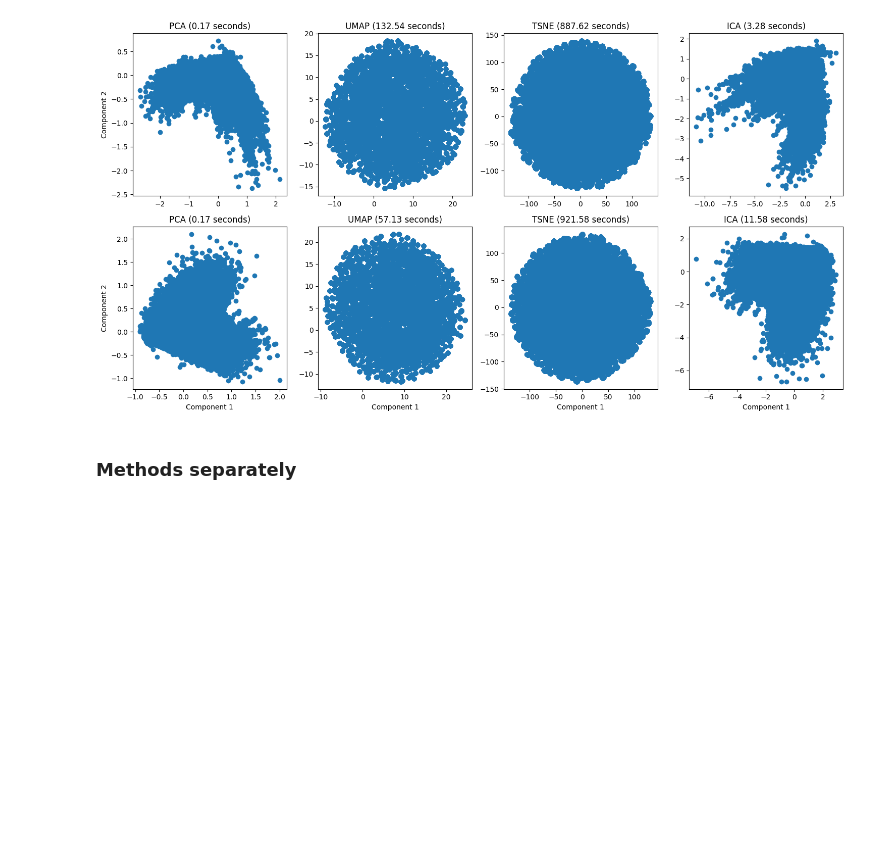
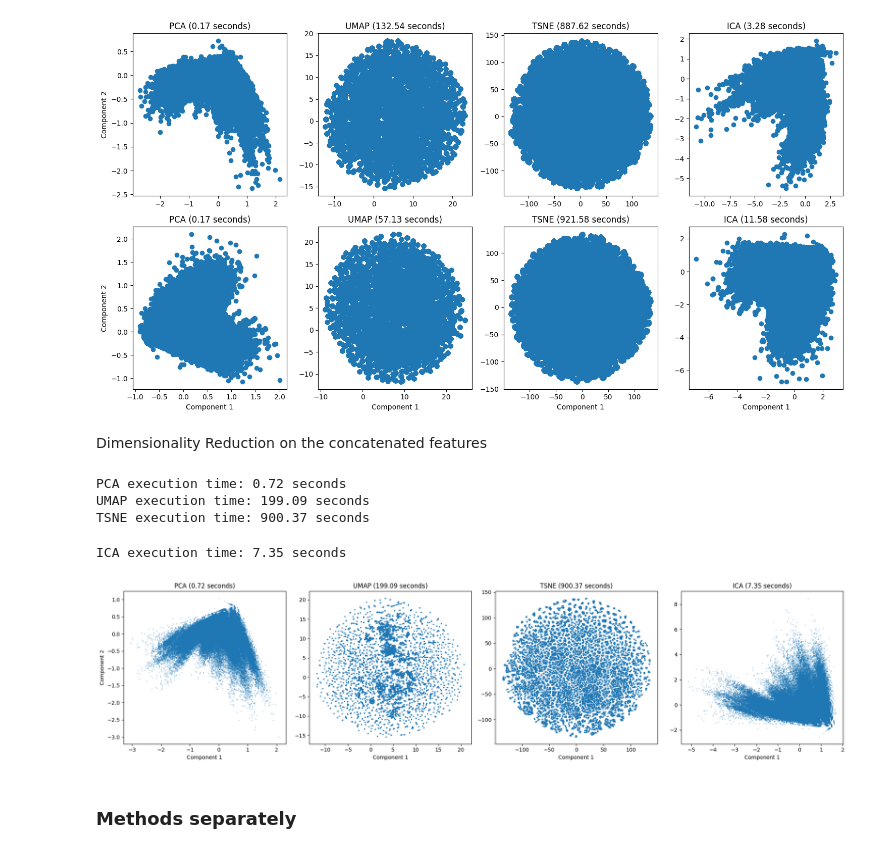
Before and after one commit to lab-cosmo/atomistic-cookbook, a Jupyter notebook: examples/chemiscope_auto/chemiscope_auto.ipynb, the cells around one changed output. Cells and saved outputs as stored; diff of their text form; code cells hidden in the pictures; blank space fills up the shorter version.

Commit message:
Add the dimensionality reduction on the concatenated features

```diff
--- a/examples/chemiscope_auto/chemiscope_auto.ipynb
+++ b/examples/chemiscope_auto/chemiscope_auto.ipynb
@@ -48,7 +48,7 @@ def load_or_compute_descriptors(file_name, frames, calculator, invariants_only=F
 # %% [markdown]
 Initialize calculators
 # %%
-descriptor_opt = {"model": "small", "device": "cpu"}
+descriptor_opt = {"model": "small", "device": "cpu", "default_dtype": "float64"}
 calculator_mace_off = mace_off(**descriptor_opt)
 calculator_mace_mp = mace_mp(**descriptor_opt)
 # %% [output]
@@ -141,6 +140,35 @@ UMAP execution time: 57.13 seconds
 TSNE execution time: 921.58 seconds
 ICA execution time: 11.58 seconds
 [figure]
+# %% [markdown]
+Dimensionality Reduction on the concatenated features
+# %%
+concatenated_features = np.concatenate((mace_off_features, mace_mp_features), axis=1)
+# %%
+methods = ["PCA", "UMAP", "TSNE", "ICA"]
+use_gpu = [False, False, True, False]
+
+_fig, axes = plt.subplots(1, len(methods), figsize=(20, 5))
+
+for j, method in enumerate(methods):
+    ax = axes[j]
+    X_reduced, execution_time = dimensionality_reduction_analysis(
+        concatenated_features, method=method, use_gpu=use_gpu[j]
+    )
+    ax.scatter(X_reduced[:, 0], X_reduced[:, 1], alpha=0.3, s=1)
+    ax.set_title(f"{method} ({execution_time:.2f} seconds)")
+    ax.set_xlabel("Component 1")
+    if j == 0:
+        ax.set_ylabel("Component 2")
+
+plt.tight_layout()
+plt.show()
+# %% [output]
+PCA execution time: 0.72 seconds
+UMAP execution time: 199.09 seconds
+TSNE execution time: 900.37 seconds
+ICA execution time: 7.35 seconds
+[figure, added]
 # %% [markdown]
 ### Methods separately
 # %%
```
Also changed, not shown: parts of 1 cell of this notebook, 1 other file.
